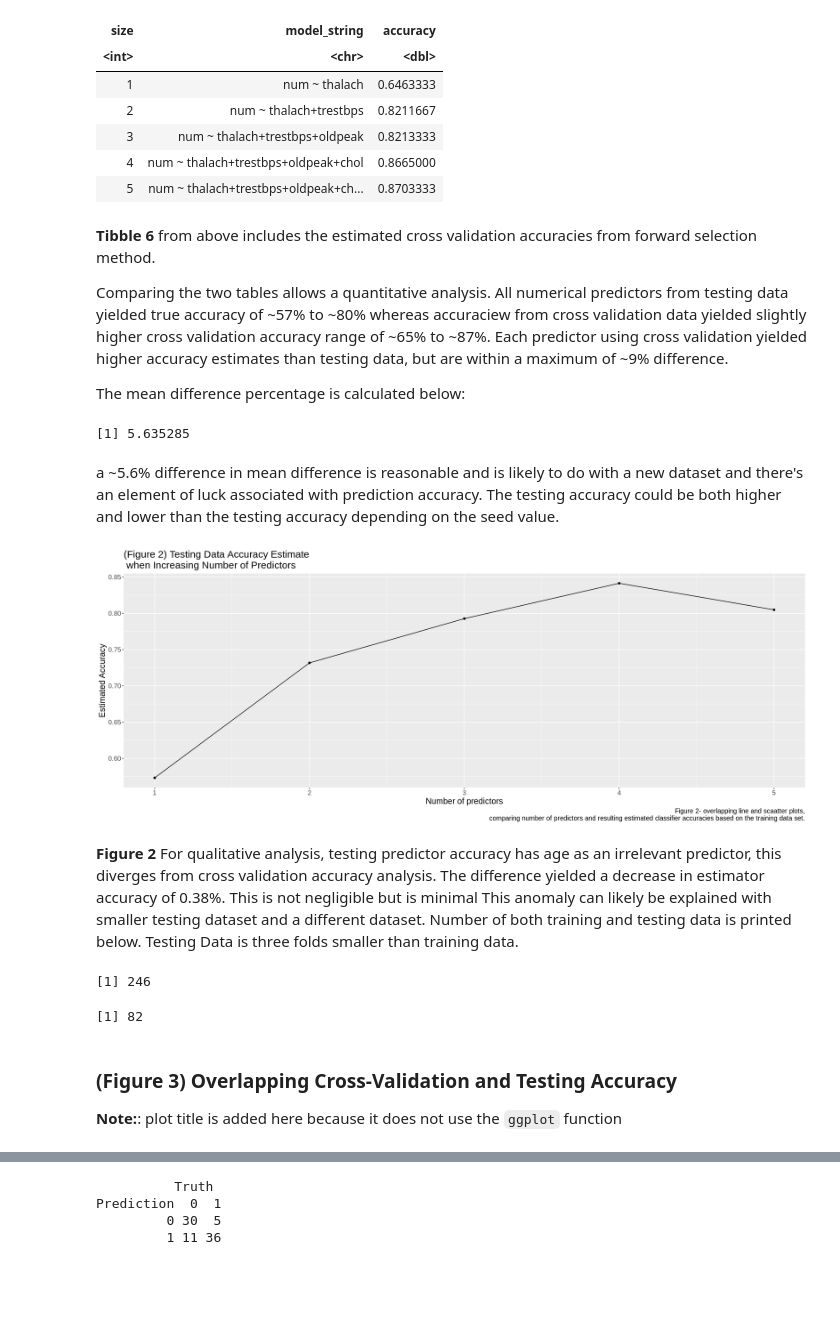
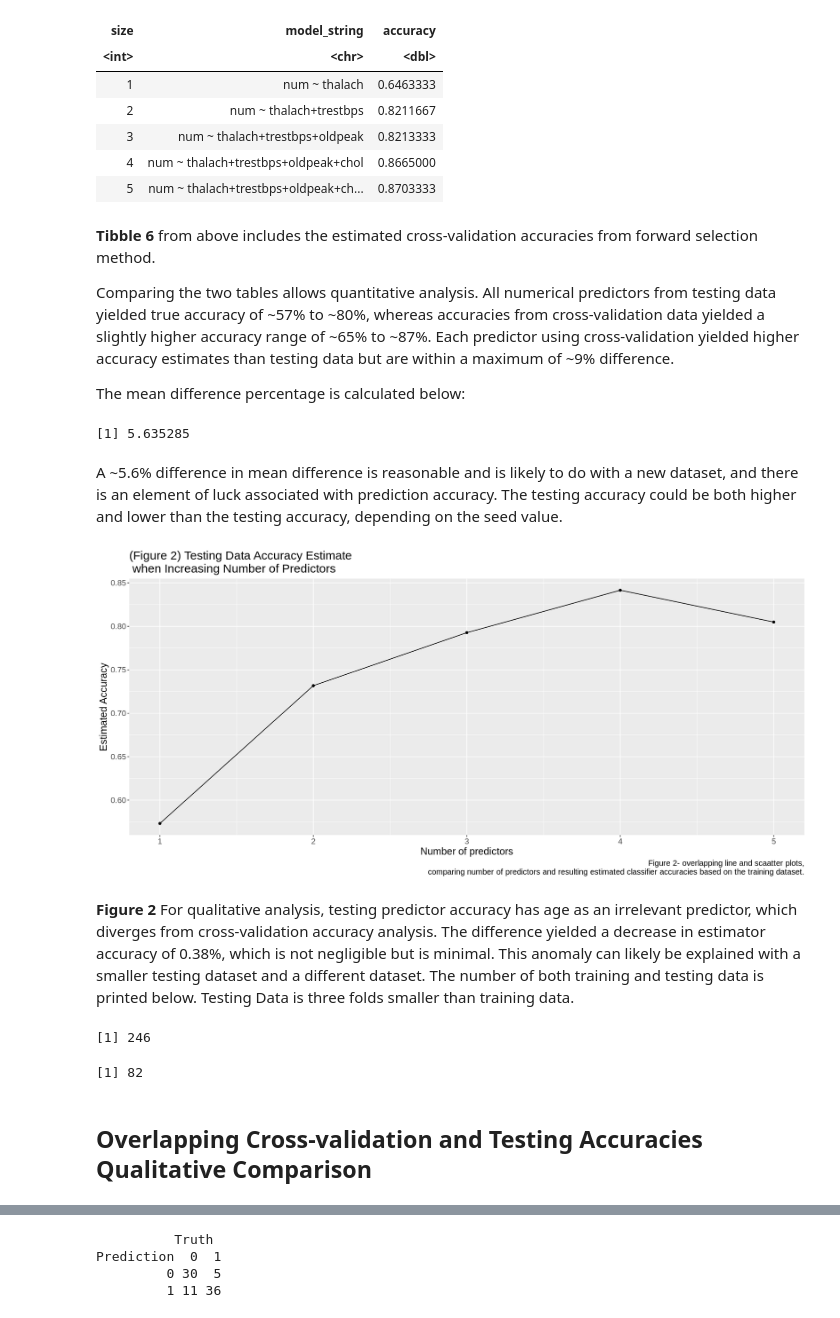
Before and after one commit to justinlook/dsci-100-2022w1-group-10, a Jupyter notebook: Final-project-group10.ipynb, the cells around one changed output, grey strips where cells are left out. Cells and saved outputs as stored; diff of their text form; code cells hidden in the pictures; blank space fills up the shorter version.

```diff
--- a/Final-project-group10.ipynb
+++ b/Final-project-group10.ipynb
@@ -687,9 +706,9 @@ A tibble: 5 × 3
 | 4 | num ~ thalach+trestbps+oldpeak+chol | 0.8665000 |
 | 5 | num ~ thalach+trestbps+oldpeak+ch... | 0.8703333 |
 # %% [markdown]
-**Tibble 6** from above includes the estimated cross validation accuracies from forward selection method.
+**Tibble 6** from above includes the estimated cross-validation accuracies from forward selection method.
 
-Comparing the two tables allows a quantitative analysis.  All numerical predictors from testing data yielded true accuracy of ~57% to ~80% whereas accuraciew from cross validation data yielded slightly higher cross validation accuracy range of ~65% to ~87%.  Each predictor using cross validation yielded higher accuracy estimates than testing data, but are within a maximum of ~9% difference.
+Comparing the two tables allows quantitative analysis. All numerical predictors from testing data yielded true accuracy of ~57% to ~80%, whereas accuracies from cross-validation data yielded a slightly higher accuracy range of ~65% to ~87%. Each predictor using cross-validation yielded higher accuracy estimates than testing data but are within a maximum of ~9% difference.
 
 The mean difference percentage is calculated below:
 # %%
@@ -706,26 +725,26 @@ mean_difference
 # %% [output]
 [1] 5.635285
 # %% [markdown]
-a ~5.6% difference in mean difference is reasonable and is likely to do with a new dataset and there's an element of luck associated with prediction accuracy.  The testing accuracy could be both higher and lower than the testing accuracy depending on the seed value.
+A ~5.6% difference in mean difference is reasonable and is likely to do with a new dataset, and there is an element of luck associated with prediction accuracy. The testing accuracy could be both higher and lower than the testing accuracy, depending on the seed value.
 # %%
-options(repr.plot.width=18, repr.plot.height=7)
+options(repr.plot.width=15, repr.plot.height=7)
 accuracies_testing_data_plot<-testing_accuracies|>
 ggplot(aes(x=size,y=accuracy))+
 geom_point()+
 geom_line()+
 labs(x="Number of predictors",y="Estimated Accuracy",
      caption ="Figure 2- overlapping line and scaatter plots,
-comparing number of predictors and resulting estimated classifier accuracies based on the training data set.")+
+comparing number of predictors and resulting estimated classifier accuracies based on the training dataset.")+
 theme(text=element_text(size=20))+
 ggtitle("(Figure 2) Testing Data Accuracy Estimate \n when Increasing Number of Predictors")+
 theme(text = element_text(size = 15))
 
 
 accuracies_testing_data_plot
 # %% [output]
-[figure, old version]
+[figure, new version]
 # %% [markdown]
-**Figure 2** For qualitative analysis, testing predictor accuracy has age as an irrelevant predictor, this diverges from cross validation accuracy analysis.  The difference yielded a decrease in estimator accuracy of 0.38%.  This is not negligible but is minimal This anomaly can likely be explained with smaller testing dataset and a different dataset. Number of both training and testing data is printed below.  Testing Data is three folds smaller than training data.
+**Figure 2** For qualitative analysis, testing predictor accuracy has age as an irrelevant predictor, which diverges from cross-validation accuracy analysis. The difference yielded a decrease in estimator accuracy of 0.38%, which is not negligible but is minimal. This anomaly can likely be explained with a smaller testing dataset and a different dataset. The number of both training and testing data is printed below. Testing Data is three folds smaller than training data.
 # %%
 nrow(upsampled_cleveland_training)
 nrow(upsampled_cleveland_testing)
@@ -733,8 +752,7 @@ nrow(upsampled_cleveland_testing)
 [1] 246
 [1] 82
 # %% [markdown]
-### (Figure 3) Overlapping Cross-Validation and Testing Accuracy
-**Note:**: plot title is added here because it does not use the `ggplot` function
+## Overlapping Cross-validation and Testing Accuracies Qualitative Comparison
 # %%
 options(repr.plot.width=10, repr.plot.height=12)
 `Number of Predictors` = c(1, 2, 3, 4, 5)
```
Also changed, not shown: parts of 37 cells of this notebook.
